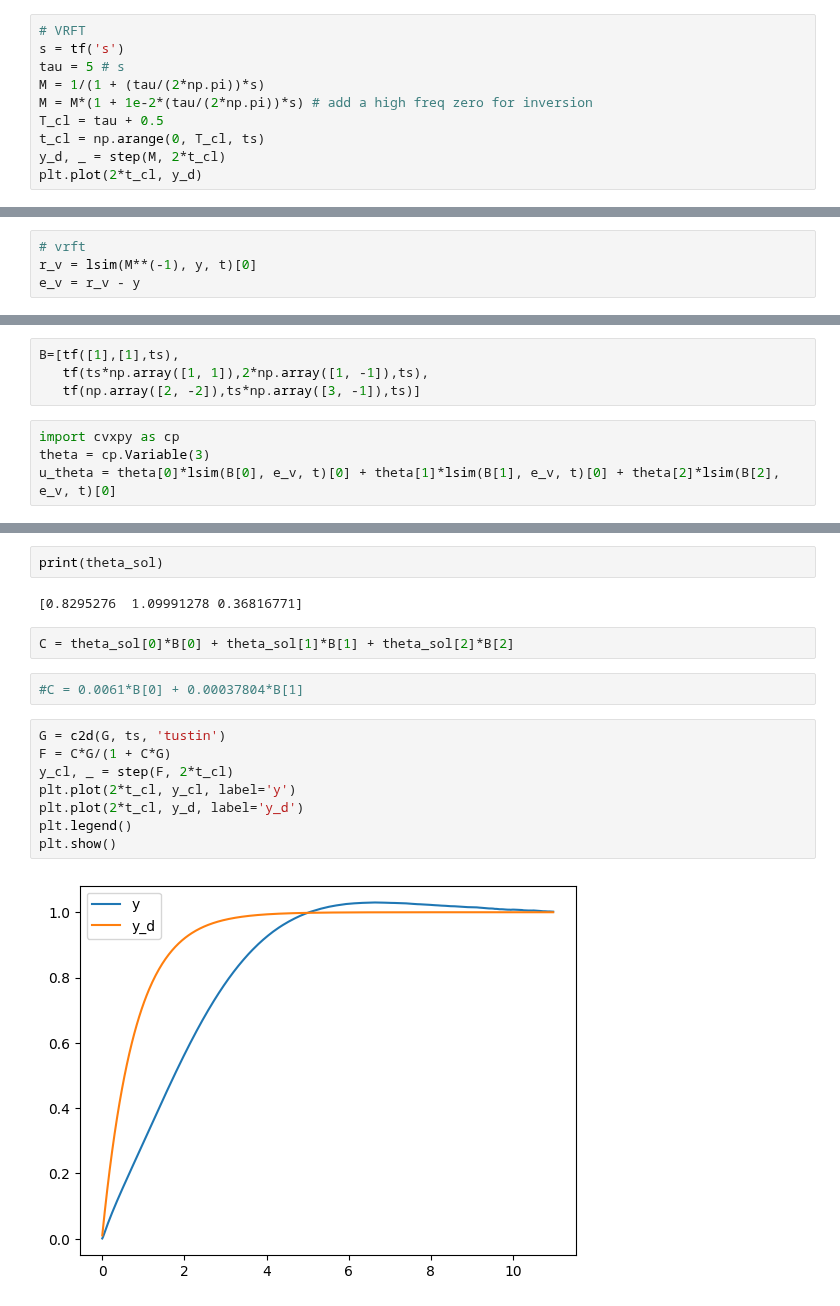
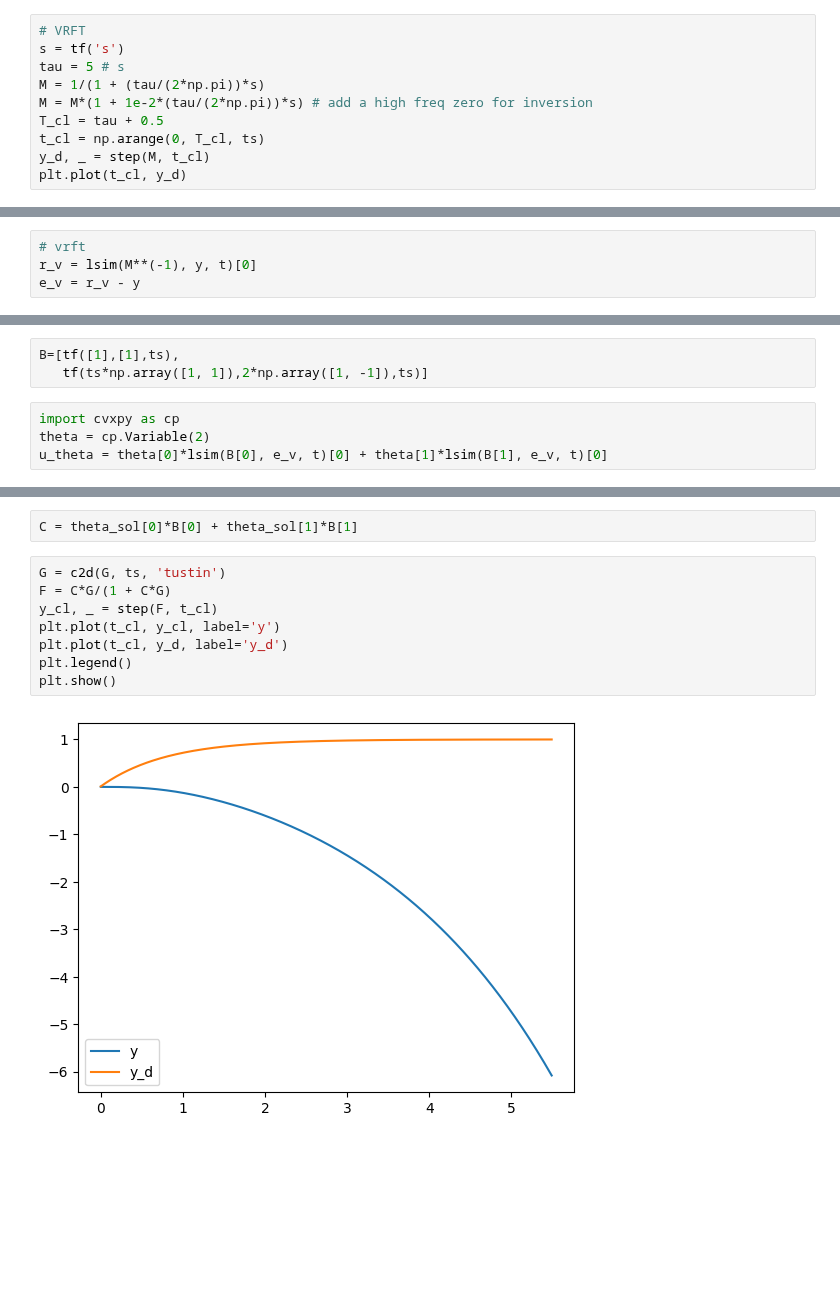
Before and after one commit to buswayne/sysid-transformers-control, a Jupyter notebook: control/simple_example_1.ipynb, the cells around one changed output, grey strips where cells are left out. Drawn from its saved outputs; the diff is of its cells as text; blank space fills up the shorter version.

```diff
--- a/control/simple_example_1.ipynb
+++ b/control/simple_example_1.ipynb
@@ -42,7 +41,7 @@ M = 1/(1 + (tau/(2*np.pi))*s)
 M = M*(1 + 1e-2*(tau/(2*np.pi))*s) # add a high freq zero for inversion
 T_cl = tau + 0.5
 t_cl = np.arange(0, T_cl, ts)
-y_d, _ = step(M, 2*t_cl)
-plt.plot(2*t_cl, y_d)
+y_d, _ = step(M, t_cl)
+plt.plot(t_cl, y_d)
 # %% [output]
 [<matplotlib.lines.Line2D at 0x...>]
@@ -64,9 +53,8 @@ plt.legend()
 # %%
 B=[tf([1],[1],ts),
-   tf(ts*np.array([1, 1]),2*np.array([1, -1]),ts),
-   tf(np.array([2, -2]),ts*np.array([3, -1]),ts)]
+   tf(ts*np.array([1, 1]),2*np.array([1, -1]),ts)]
 # %%
 import cvxpy as cp
-theta = cp.Variable(3)
-u_theta = theta[0]*lsim(B[0], e_v, t)[0] + theta[1]*lsim(B[1], e_v, t)[0] + theta[2]*lsim(B[2], e_v, t)[0]
+theta = cp.Variable(2)
+u_theta = theta[0]*lsim(B[0], e_v, t)[0] + theta[1]*lsim(B[1], e_v, t)[0]
 # %%
@@ -74,21 +62,15 @@ cost = 1/len(u) * cp.sum_squares(u - u_theta)
 prob = cp.Problem(cp.Minimize(cost))
 prob.solve()
 theta_sol = theta.value
-# %%
-print(theta_sol)
-# %% [output]
-[0.8295276  1.09991278 0.36816771]
 # %%
-C = theta_sol[0]*B[0] + theta_sol[1]*B[1] + theta_sol[2]*B[2]
+C = theta_sol[0]*B[0] + theta_sol[1]*B[1]
-# %%
-#C = 0.0061*B[0] + 0.00037804*B[1]
 # %%
 G = c2d(G, ts, 'tustin')
 F = C*G/(1 + C*G)
-y_cl, _ = step(F, 2*t_cl)
-plt.plot(2*t_cl, y_cl, label='y')
-plt.plot(2*t_cl, y_d, label='y_d')
+y_cl, _ = step(F, t_cl)
+plt.plot(t_cl, y_cl, label='y')
+plt.plot(t_cl, y_d, label='y_d')
 plt.legend()
 plt.show()
 # %% [output]
-[figure, old version]
+[figure, new version]
```
Also changed, not shown: parts of 11 cells of this notebook, 10 other files.
